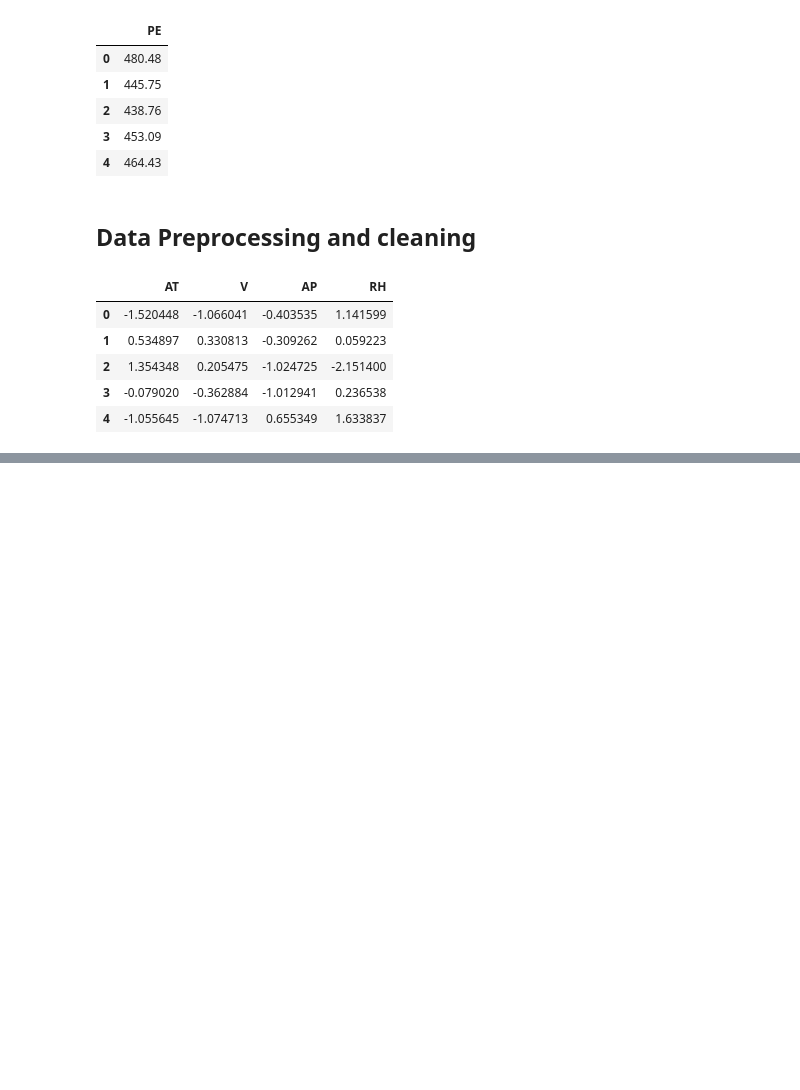
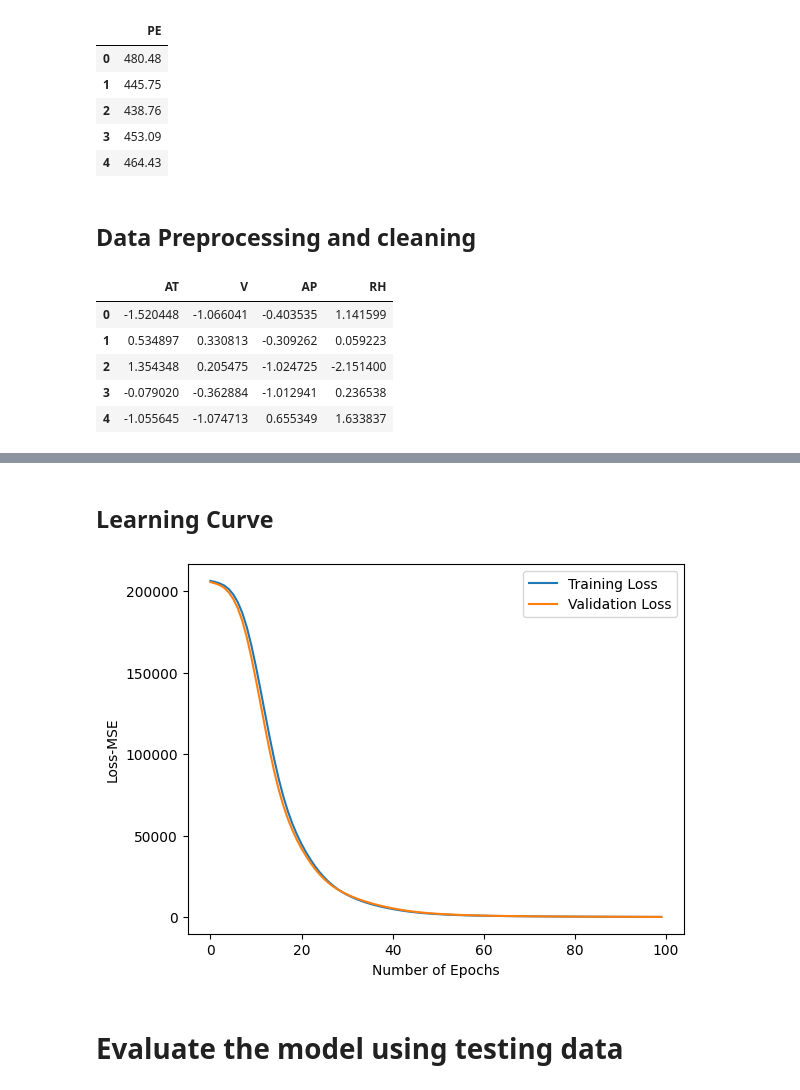
Before and after one commit to Sid-2862/Deep-Learning, a Jupyter notebook: Regression_with_Keras.ipynb, the cells around one changed output, grey strips where cells are left out. Cells and saved outputs as stored; diff of their text form; code cells hidden in the pictures; blank space fills up the shorter version.

```diff
--- a/Regression_with_Keras.ipynb
+++ b/Regression_with_Keras.ipynb
@@ -110,0 +113,3 @@ x_pre.head()
+# %%
+from sklearn.model_selection import train_test_split
+xtrain, xtest, ytrain, ytest = train_test_split(x_pre, y, test_size=0.75, random_state=42)
@@ -110,0 +170,15 @@ x_pre.head()
+# %%
+# intialize the model
+model = Sequential()
+
+# add the input layer by providing features as input
+model.add(Input(shape=(xtrain.shape[1],)))
+
+# Add the Dense layer - hidden layer 1
+model.add(Dense(units=8,activation="relu"))
+
+# Add another hidden layer 2
+model.add(Dense(units=4,activation="relu"))
+
+# Add the output layer
+model.add(Dense(units=1,activation="linear"))
@@ -110,0 +203,4 @@ x_pre.head()
+# %%
+model.compile(optimizer="adam",loss="mse",metrics=["mae"])
+# %%
+hist = model.fit(xtrain,ytrain,validation_split=0.2,epochs=100)
@@ -110,0 +225,15 @@ x_pre.head()
+# %% [markdown]
+## Learning Curve
+# %%
+import matplotlib.pyplot as plt
+
+plt.plot(hist.history["loss"],label="Training Loss")
+plt.plot(hist.history["val_loss"],label="Validation Loss")
+plt.xlabel("Number of Epochs")
+plt.ylabel("Loss-MSE")
+plt.legend()
+plt.show()
+# %% [output]
+[figure, added]
+# %% [markdown]
+# Evaluate the model using testing data
```
Also changed, not shown: parts of 31 cells of this notebook.
